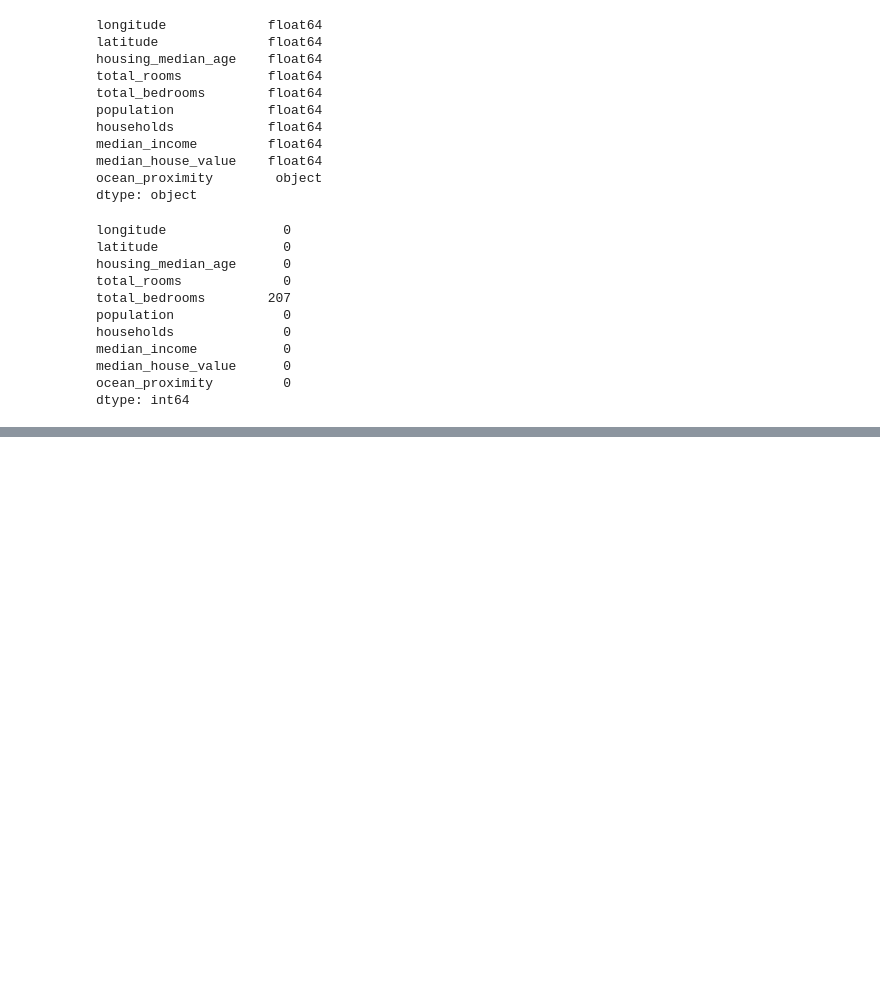
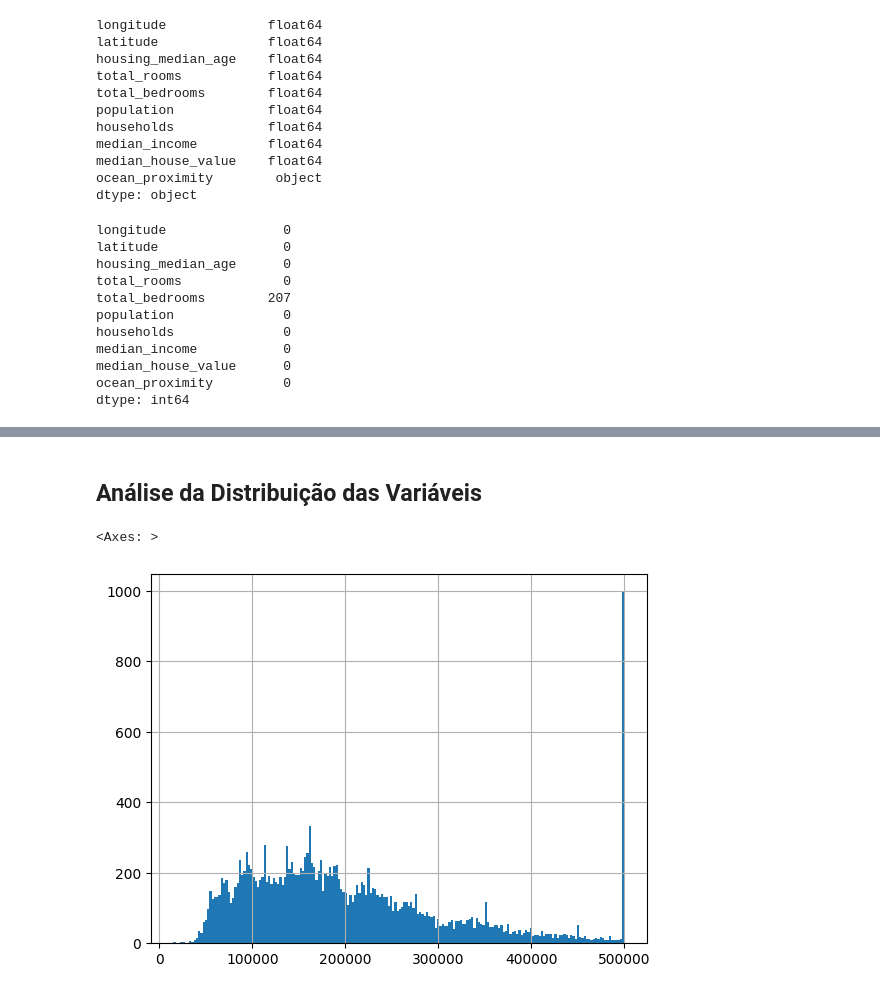
Before and after one commit to Pedrosmn/california-housing-prices, a Jupyter notebook: notebooks/main.ipynb, the cells around one changed output, grey strips where cells are left out. Drawn from its saved outputs; the diff is of its cells as text; code cells hidden in the pictures; blank space fills up the shorter version.

```diff
--- a/notebooks/main.ipynb
+++ b/notebooks/main.ipynb
@@ -102,0 +105,2 @@ Name: count, dtype: int64
+# %%
+df = pd.get_dummies(df, dtype=int)
@@ -102,0 +116,7 @@ Name: count, dtype: int64
+# %% [markdown]
+## Análise da Distribuição das Variáveis
+# %%
+df["median_house_value"].hist(bins=200)
+# %% [output]
+<Axes: >
+[figure, added]
```
Also changed, not shown: parts of 13 cells of this notebook.
